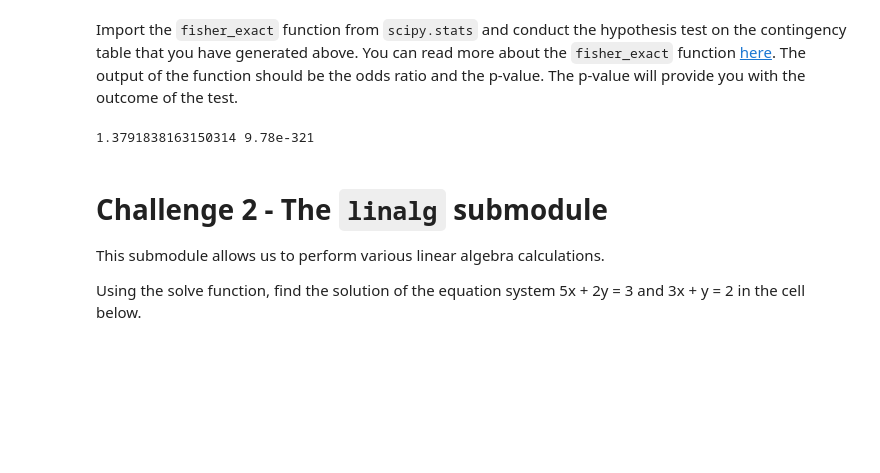
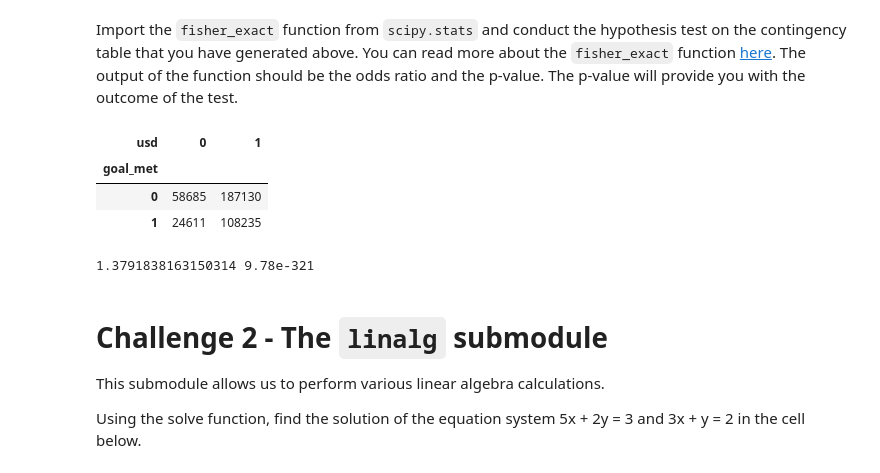
Before and after one commit to Nacho-Laiseca/datamad0819, a Jupyter notebook: module-2/lab-intro-to-scipy/your-code/main.ipynb, the cells around one changed output. Cells and saved outputs as stored; diff of their text form; code cells hidden in the pictures; blank space fills up the shorter version.

```diff
--- a/module-2/lab-intro-to-scipy/your-code/main.ipynb
+++ b/module-2/lab-intro-to-scipy/your-code/main.ipynb
@@ -91,13 +91,17 @@ Import the `fisher_exact` function from `scipy.stats` and conduct the hypothesis
 # %%
 # Your code here
 from scipy.stats import fisher_exact
 
 data_crosstab = pd.crosstab(kickstarter["goal_met"],kickstarter["usd"])
-display(data_crosstab.head())
+display(data_crosstab)
 
 oddsratio, pvalue = fisher_exact(data_crosstab)
 print(oddsratio,pvalue)
 # %% [output]
+| usd | 0 | 1 |
+| goal_met |  |  |
+| 0 | 58685 | 187130 |
+| 1 | 24611 | 108235 |
 1.3791838163150314 9.78e-321
 # %% [markdown]
 # Challenge 2 - The `linalg` submodule
```
Also changed, not shown: parts of 13 cells of this notebook, 2 other files.
